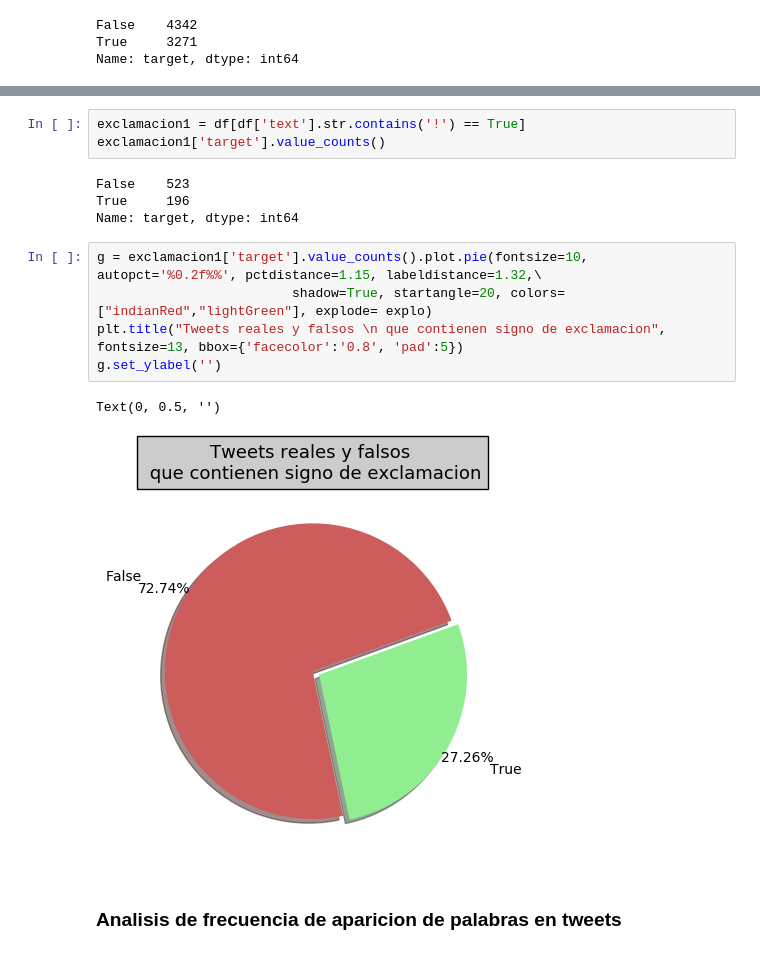
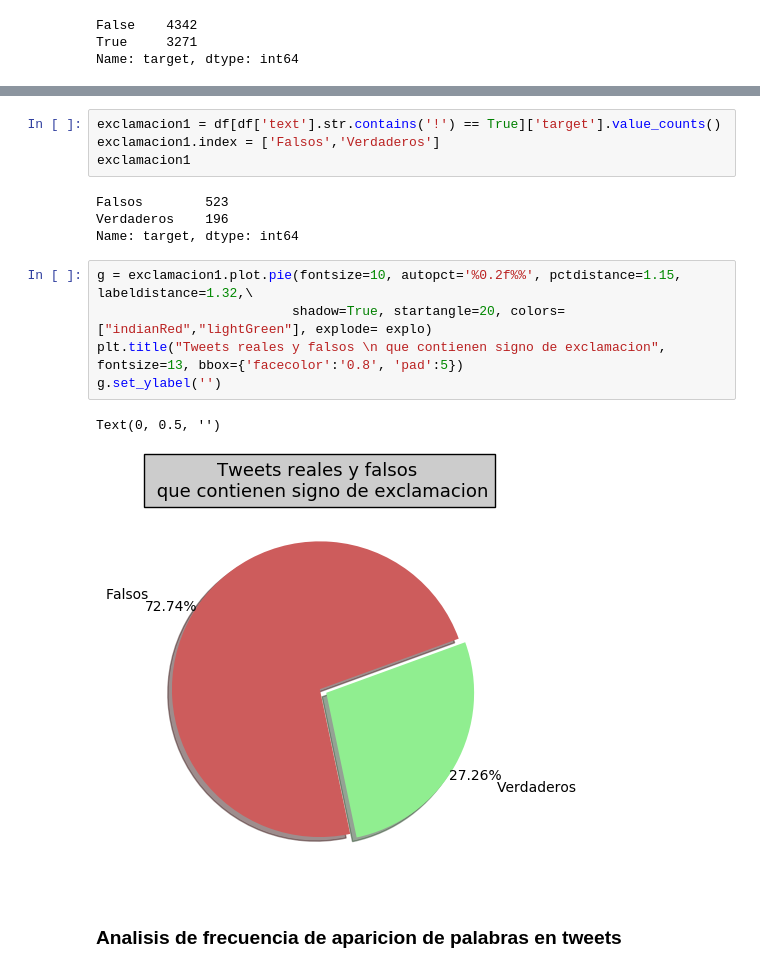
Before and after one commit to NicolasRFL/OrgaDatosTP, a Jupyter notebook: AnalisisVeracidadKeywordYPalabras.ipynb, the cells around one changed output, grey strips where cells are left out. Drawn from its saved outputs; the diff is of its cells as text.

```diff
--- a/AnalisisVeracidadKeywordYPalabras.ipynb
+++ b/AnalisisVeracidadKeywordYPalabras.ipynb
@@ -235,18 +238,19 @@ Text(0, 0.5, '')
 # %%
-exclamacion1 = df[df['text'].str.contains('!') == True]
-exclamacion1['target'].value_counts()
+exclamacion1 = df[df['text'].str.contains('!') == True]['target'].value_counts()
+exclamacion1.index = ['Falsos','Verdaderos']
+exclamacion1
 # %% [output]
-False    523
-True     196
+Falsos        523
+Verdaderos    196
 Name: target, dtype: int64
 # %%
-g = exclamacion1['target'].value_counts().plot.pie(fontsize=10, autopct='%0.2f%%', pctdistance=1.15, labeldistance=1.32,\
+g = exclamacion1.plot.pie(fontsize=10, autopct='%0.2f%%', pctdistance=1.15, labeldistance=1.32,\
                          shadow=True, startangle=20, colors= ["indianRed","lightGreen"], explode= explo)
 plt.title("Tweets reales y falsos \n que contienen signo de exclamacion", fontsize=13, bbox={'facecolor':'0.8', 'pad':5})
 g.set_ylabel('')
 # %% [output]
 Text(0, 0.5, '')
-[figure, old version]
+[figure, new version]
 # %% [markdown]
 ### Analisis de frecuencia de aparicion de palabras en tweets
 # %%
```
Also changed, not shown: parts of 9 cells of this notebook.
